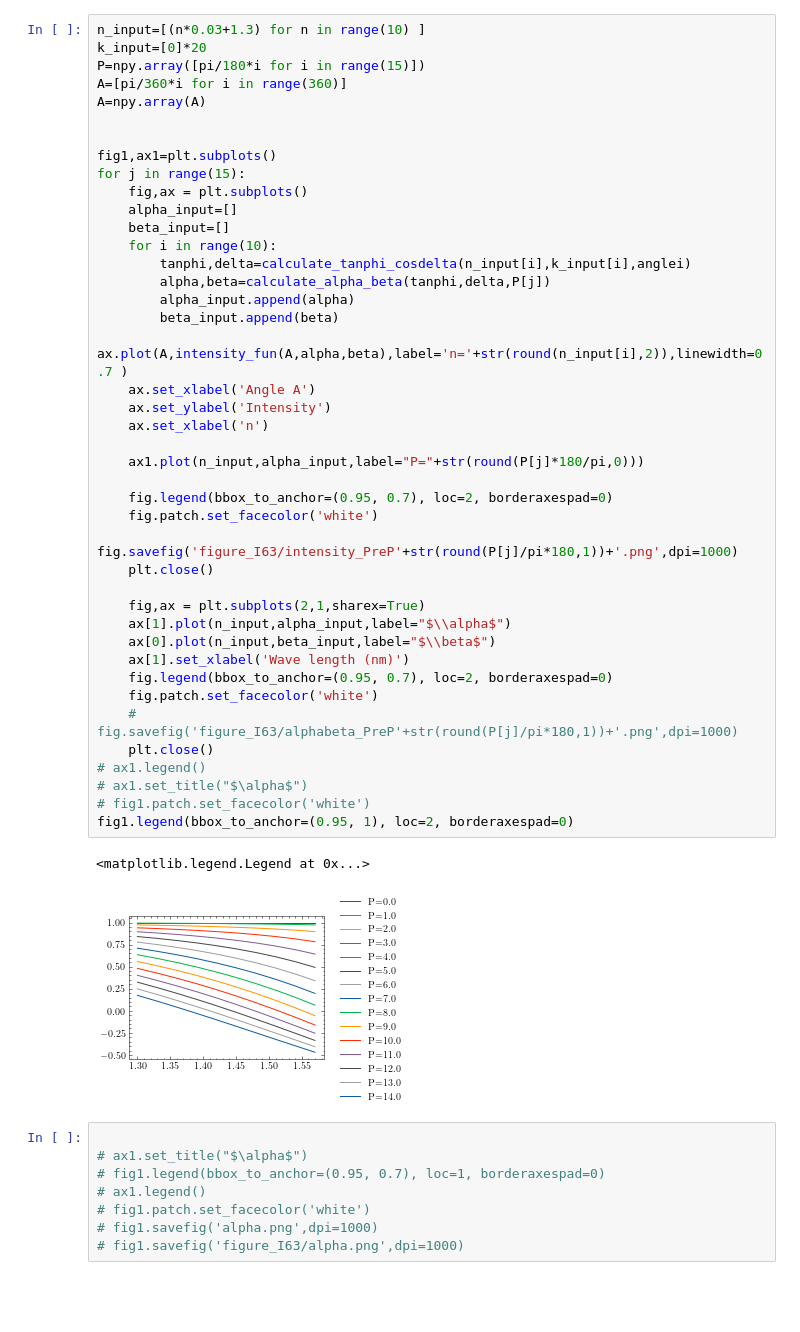
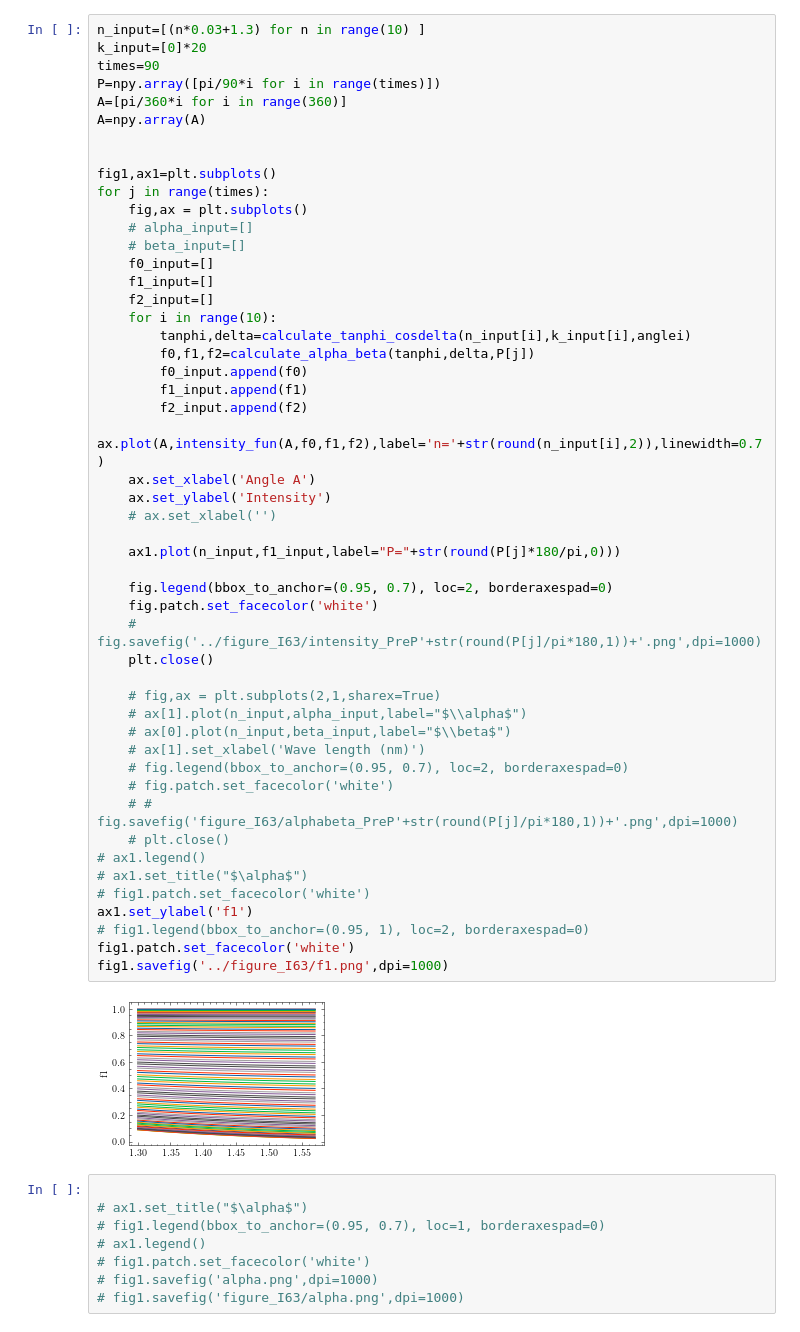
Before and after one commit to cxypnp/refractionIndexJUNO, a Jupyter notebook: intensityPre.ipynb, the cells around one changed output. Saved outputs shown, nothing was run; the diff lists cells and outputs as text; blank space fills up the shorter version.

```diff
--- a/intensityPre.ipynb
+++ b/intensityPre.ipynb
@@ -90,48 +91,55 @@ def intensity_max_change(n,k,anglei1,P):
 # %%
 n_input=[(n*0.03+1.3) for n in range(10) ]
 k_input=[0]*20
-P=npy.array([pi/180*i for i in range(15)])
+times=90
+P=npy.array([pi/90*i for i in range(times)])
 A=[pi/360*i for i in range(360)]
 A=npy.array(A)
 
 
 fig1,ax1=plt.subplots()
-for j in range(15):
+for j in range(times):
     fig,ax = plt.subplots()
-    alpha_input=[]
-    beta_input=[]
+    # alpha_input=[]
+    # beta_input=[]
+    f0_input=[]
+    f1_input=[]
+    f2_input=[]
     for i in range(10):
         tanphi,delta=calculate_tanphi_cosdelta(n_input[i],k_input[i],anglei)
-        alpha,beta=calculate_alpha_beta(tanphi,delta,P[j])
-        alpha_input.append(alpha)
-        beta_input.append(beta)
-        ax.plot(A,intensity_fun(A,alpha,beta),label='n='+str(round(n_input[i],2)),linewidth=0.7 )
+        f0,f1,f2=calculate_alpha_beta(tanphi,delta,P[j])
+        f0_input.append(f0)
+        f1_input.append(f1)
+        f2_input.append(f2)
+        ax.plot(A,intensity_fun(A,f0,f1,f2),label='n='+str(round(n_input[i],2)),linewidth=0.7 )
     ax.set_xlabel('Angle A')
     ax.set_ylabel('Intensity')
-    ax.set_xlabel('n')
+    # ax.set_xlabel('')
 
-    ax1.plot(n_input,alpha_input,label="P="+str(round(P[j]*180/pi,0)))
+    ax1.plot(n_input,f1_input,label="P="+str(round(P[j]*180/pi,0)))
 
     fig.legend(bbox_to_anchor=(0.95, 0.7), loc=2, borderaxespad=0)
     fig.patch.set_facecolor('white')
-    fig.savefig('figure_I63/intensity_PreP'+str(round(P[j]/pi*180,1))+'.png',dpi=1000)
+    # fig.savefig('../figure_I63/intensity_PreP'+str(round(P[j]/pi*180,1))+'.png',dpi=1000)
     plt.close()
 
-    fig,ax = plt.subplots(2,1,sharex=True)
-    ax[1].plot(n_input,alpha_input,label="$\\alpha$")
-    ax[0].plot(n_input,beta_input,label="$\\beta$")
-    ax[1].set_xlabel('Wave length (nm)')
-    fig.legend(bbox_to_anchor=(0.95, 0.7), loc=2, borderaxespad=0)
-    fig.patch.set_facecolor('white')
-    # fig.savefig('figure_I63/alphabeta_PreP'+str(round(P[j]/pi*180,1))+'.png',dpi=1000)
-    plt.close()
+    # fig,ax = plt.subplots(2,1,sharex=True)
+    # ax[1].plot(n_input,alpha_input,label="$\\alpha$")
+    # ax[0].plot(n_input,beta_input,label="$\\beta$")
+    # ax[1].set_xlabel('Wave length (nm)')
+    # fig.legend(bbox_to_anchor=(0.95, 0.7), loc=2, borderaxespad=0)
+    # fig.patch.set_facecolor('white')
+    # # fig.savefig('figure_I63/alphabeta_PreP'+str(round(P[j]/pi*180,1))+'.png',dpi=1000)
+    # plt.close()
 # ax1.legend()
 # ax1.set_title("$\alpha$")
 # fig1.patch.set_facecolor('white')
-fig1.legend(bbox_to_anchor=(0.95, 1), loc=2, borderaxespad=0)
+ax1.set_ylabel('f1')
+# fig1.legend(bbox_to_anchor=(0.95, 1), loc=2, borderaxespad=0)
+fig1.patch.set_facecolor('white')
+fig1.savefig('../figure_I63/f1.png',dpi=1000)
 # %% [output]
-<matplotlib.legend.Legend at 0x...>
-[figure, old version]
+[figure, new version]
 # %%
 
 # ax1.set_title("$\alpha$")
```
Also changed, not shown: parts of 3 cells of this notebook.
